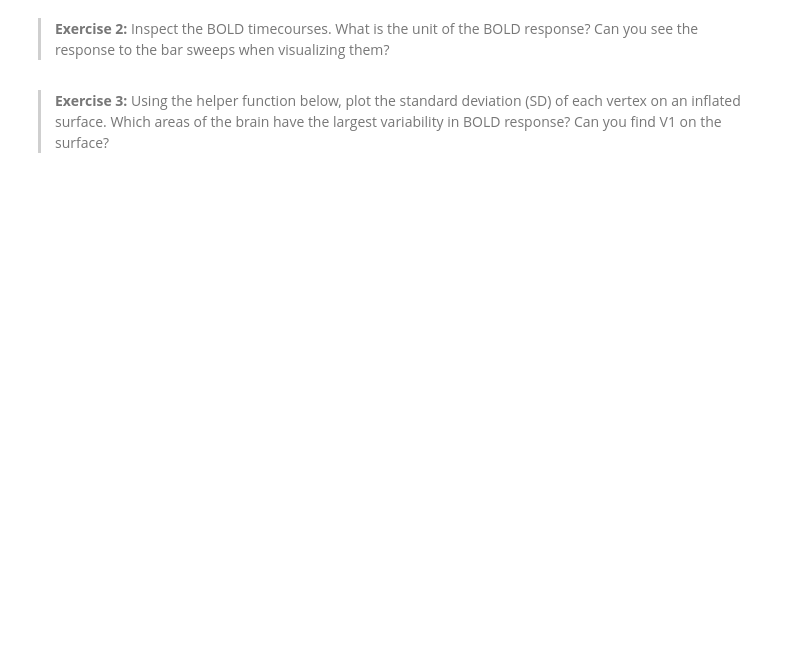
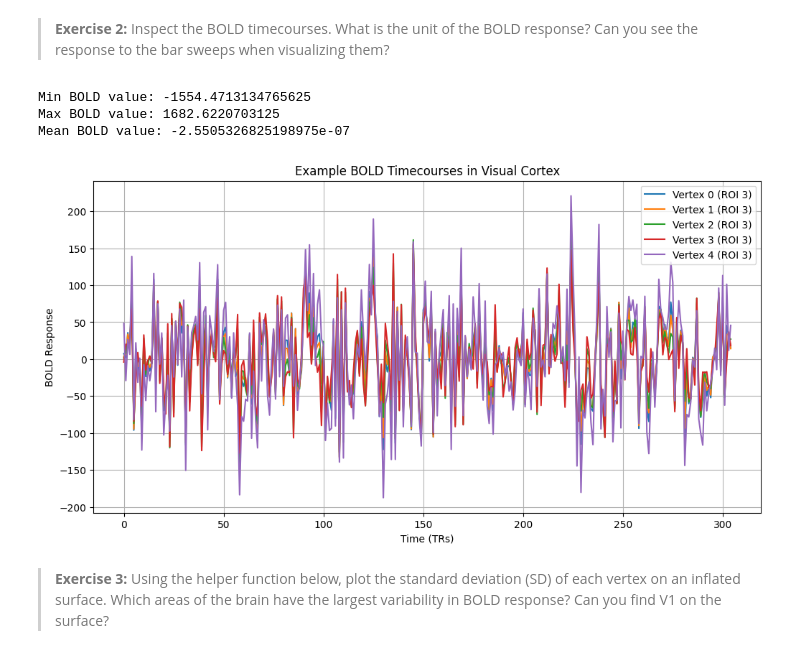
Before and after one commit to quailsir/Python, a Jupyter notebook: notebooks/workshop/02-prf-visual-fmri-cv.ipynb, the cells around one changed output. Saved outputs shown, nothing was run; the diff lists cells and outputs as text; code cells hidden in the pictures; blank space fills up the shorter version.

```diff
--- a/notebooks/workshop/02-prf-visual-fmri-cv.ipynb
+++ b/notebooks/workshop/02-prf-visual-fmri-cv.ipynb
@@ -100,6 +118,35 @@ response_train.shape
 > **Exercise 2:** Inspect the BOLD timecourses. What is the unit of the BOLD response? Can you see the response to the bar sweeps when visualizing them?
 # %%
 # Your code goes here
+# %%
+import matplotlib.pyplot as plt
+import numpy as np
+
+# Inspect the response values to determine the unit
+print("Min BOLD value:", response_train.min())
+print("Max BOLD value:", response_train.max())
+print("Mean BOLD value:", response_train.mean())
+
+# Load the ROI index and select vertices inside V1/V2/V3 to plot
+roi_index = dataset_train.roi_index
+valid_roi_indices = np.where((roi_index > 0) & (response_train.std(axis=1) > 10.0))[0]
+
+plt.figure(figsize=(12, 6))
+for i in range(min(5, len(valid_roi_indices))):
+    vertex_idx = valid_roi_indices[i]
+    plt.plot(response_train[vertex_idx], label=f"Vertex {vertex_idx} (ROI {roi_index[vertex_idx]})")
+
+plt.title("Example BOLD Timecourses in Visual Cortex")
+plt.xlabel("Time (TRs)")
+plt.ylabel("BOLD Response")
+plt.legend()
+plt.grid(True)
+plt.show()
+# %% [output]
+Min BOLD value: -1554.4713134765625
+Max BOLD value: 1682.6220703125
+Mean BOLD value: -2.5505326825198975e-07
+[figure, added]
 # %% [markdown]
 > **Exercise 3:** Using the helper function below, plot the standard deviation (SD) of each vertex on an inflated surface. Which areas of the brain have the largest variability in BOLD response? Can you find V1 on the surface?
 # %%
```
Also changed, not shown: parts of 6 cells of this notebook.
